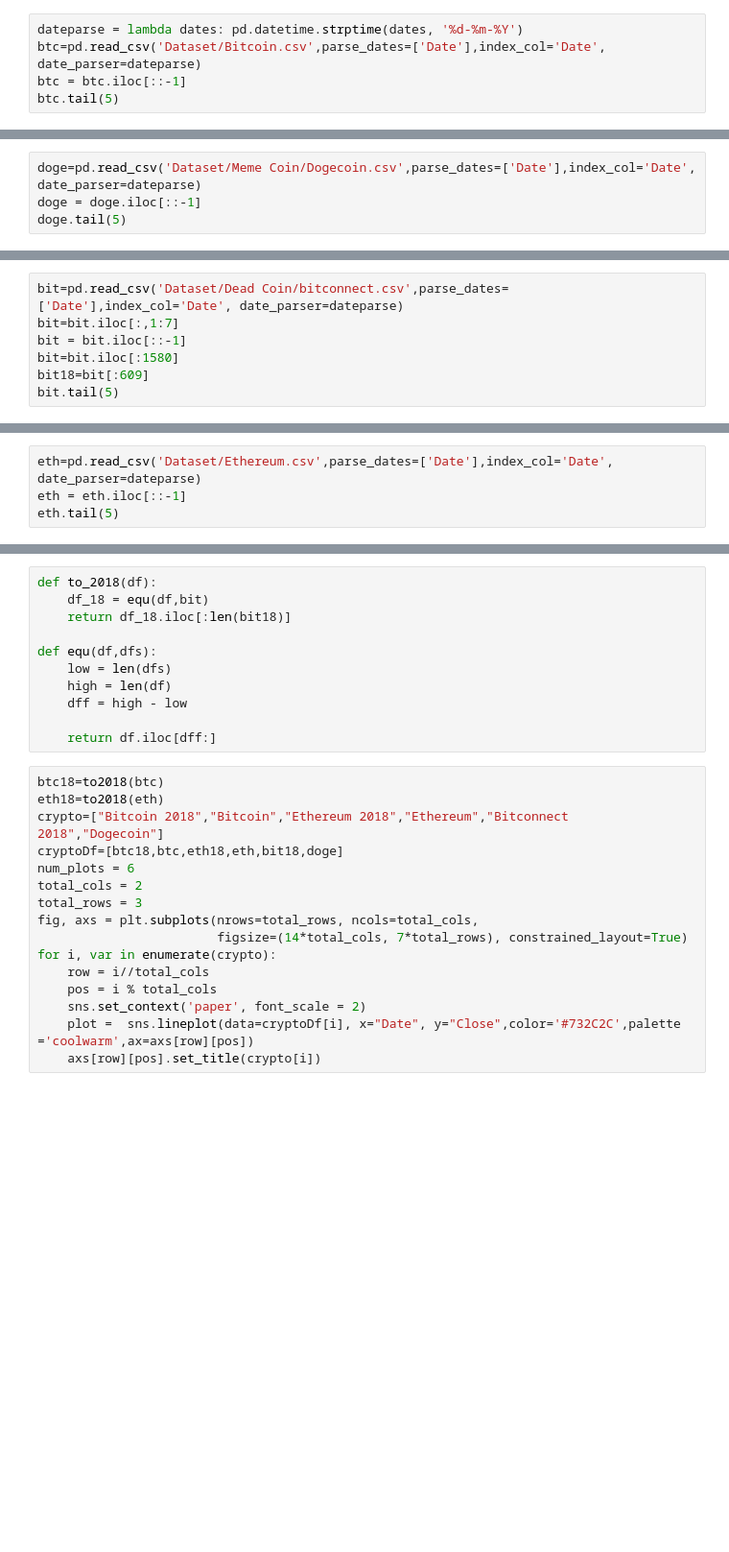
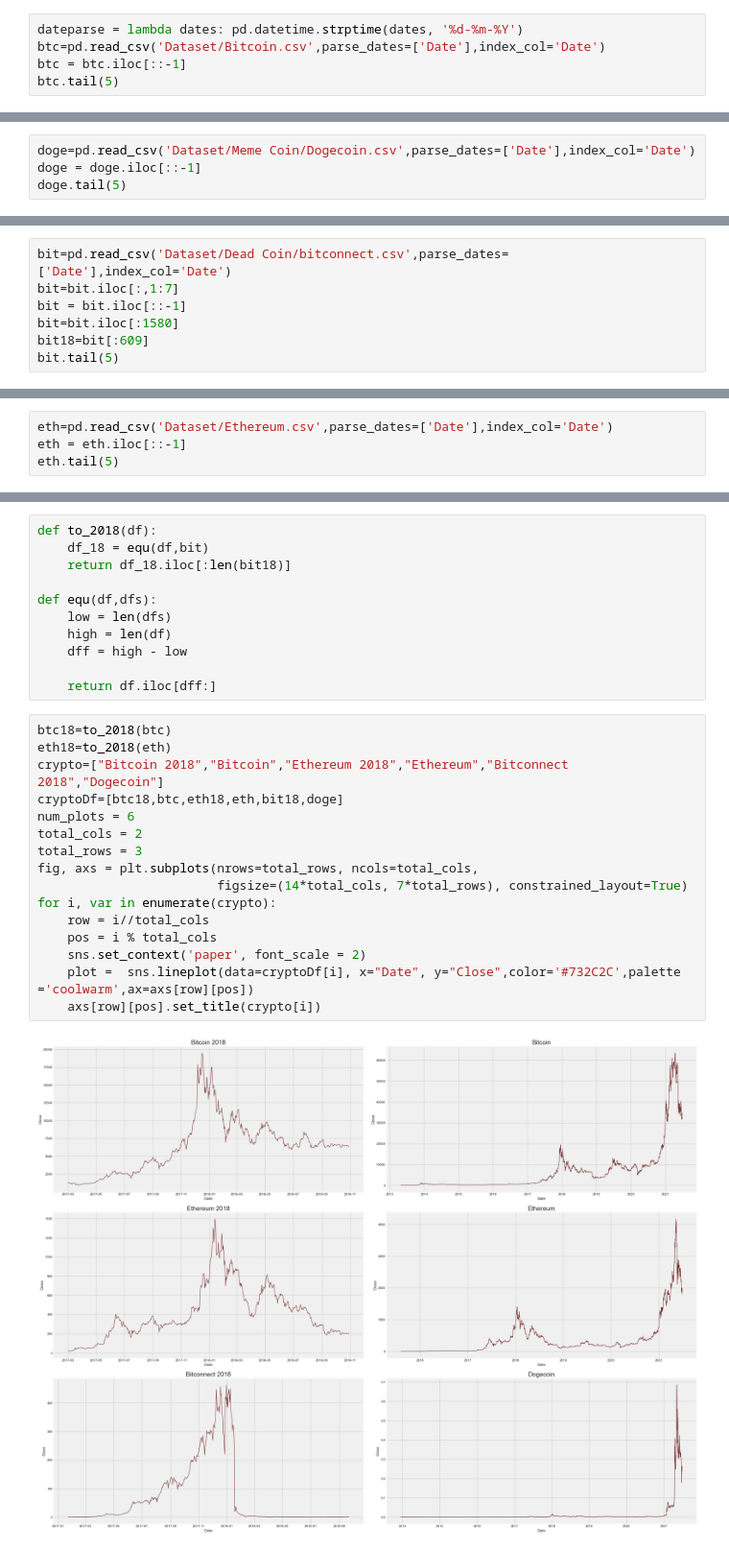
Before and after one commit to AkashKumarSingh11032001/IBM-Artificial-Intelligence-and-Machine-Learning-By-IBM-Watson, a Jupyter notebook: Final Projects/CryptoCurrency .ipynb, the cells around one changed output, grey strips where cells are left out. Shown: that part at 96% size. Cells and saved outputs as stored; diff of their text form; blank space fills up the shorter version.

```diff
--- a/Final Projects/CryptoCurrency .ipynb
+++ b/Final Projects/CryptoCurrency .ipynb
@@ -24,6 +26,6 @@ warnings.filterwarnings("ignore")
 # %%
 dateparse = lambda dates: pd.datetime.strptime(dates, '%d-%m-%Y')
-btc=pd.read_csv('Dataset/Bitcoin.csv',parse_dates=['Date'],index_col='Date', date_parser=dateparse)
+btc=pd.read_csv('Dataset/Bitcoin.csv',parse_dates=['Date'],index_col='Date')
 btc = btc.iloc[::-1]
 btc.tail(5)
 # %% [output]
@@ -74,7 +76,7 @@ memory usage: 163.1 KB
 # %% [markdown]
 ## Importing DogeCoin Data
 # %%
-doge=pd.read_csv('Dataset/Meme Coin/Dogecoin.csv',parse_dates=['Date'],index_col='Date', date_parser=dateparse)
+doge=pd.read_csv('Dataset/Meme Coin/Dogecoin.csv',parse_dates=['Date'],index_col='Date')
 doge = doge.iloc[::-1]
 doge.tail(5)
 # %% [output]
@@ -125,7 +127,7 @@ memory usage: 150.5 KB
 # %% [markdown]
 ## Importing Bitconnect Data
 # %%
-bit=pd.read_csv('Dataset/Dead Coin/bitconnect.csv',parse_dates=['Date'],index_col='Date', date_parser=dateparse)
+bit=pd.read_csv('Dataset/Dead Coin/bitconnect.csv',parse_dates=['Date'],index_col='Date')
 bit=bit.iloc[:,1:7]
 bit = bit.iloc[::-1]
 bit=bit.iloc[:1580]
@@ -179,7 +181,7 @@ memory usage: 86.4 KB
 # %% [markdown]
 ## Importing Ethereum Data
 # %%
-eth=pd.read_csv('Dataset/Ethereum.csv',parse_dates=['Date'],index_col='Date', date_parser=dateparse)
+eth=pd.read_csv('Dataset/Ethereum.csv',parse_dates=['Date'],index_col='Date')
 eth = eth.iloc[::-1]
 eth.tail(5)
 # %% [output]
@@ -241,18 +243,20 @@ def equ(df,dfs):
 
     return df.iloc[dff:]
 # %%
-btc18=to2018(btc)
-eth18=to2018(eth)
+btc18=to_2018(btc)
+eth18=to_2018(eth)
 crypto=["Bitcoin 2018","Bitcoin","Ethereum 2018","Ethereum","Bitconnect 2018","Dogecoin"]
 cryptoDf=[btc18,btc,eth18,eth,bit18,doge]
 num_plots = 6
 total_cols = 2
 total_rows = 3
 fig, axs = plt.subplots(nrows=total_rows, ncols=total_cols,
                         figsize=(14*total_cols, 7*total_rows), constrained_layout=True)
 for i, var in enumerate(crypto):
     row = i//total_cols
     pos = i % total_cols
     sns.set_context('paper', font_scale = 2)
     plot =  sns.lineplot(data=cryptoDf[i], x="Date", y="Close",color='#732C2C',palette ='coolwarm',ax=axs[row][pos])
     axs[row][pos].set_title(crypto[i])
+# %% [output]
+[figure, added]
```
Also changed, not shown: parts of 2 cells of this notebook.
